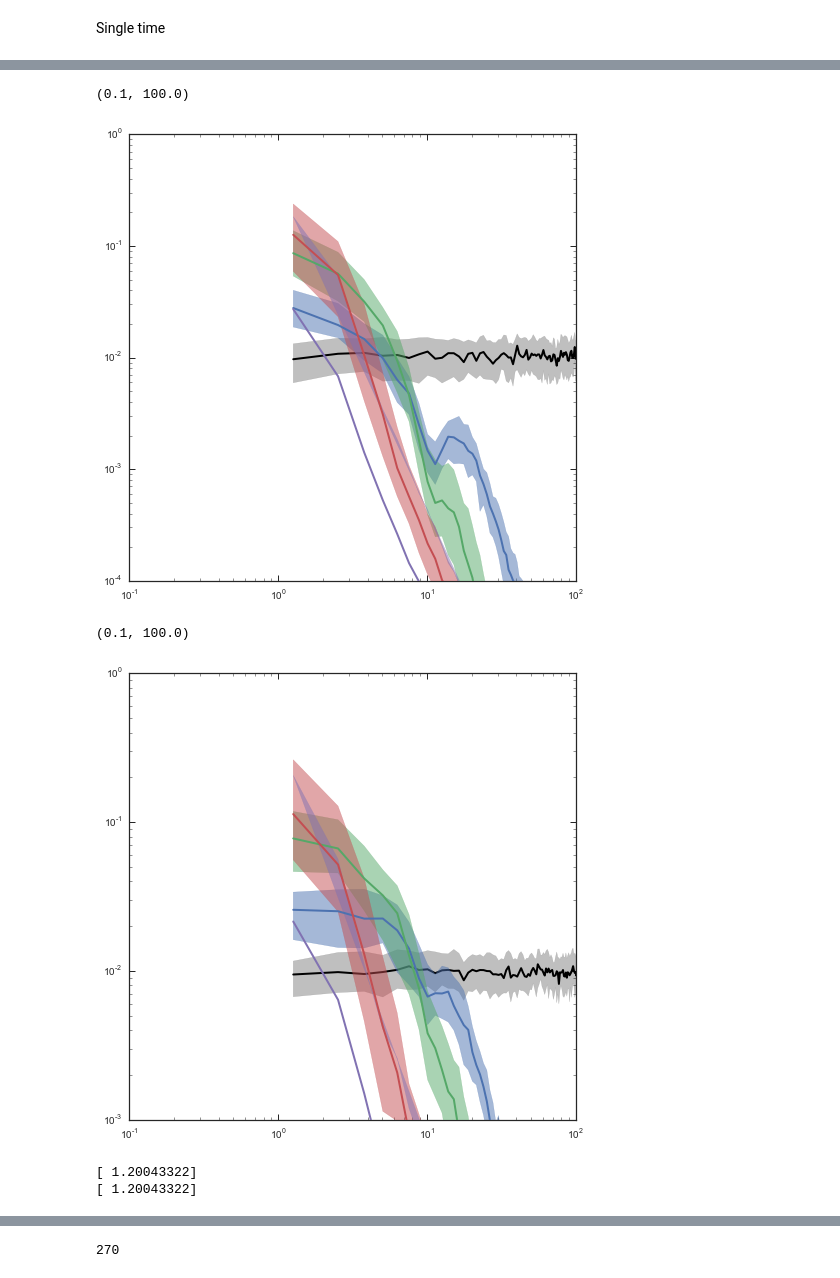
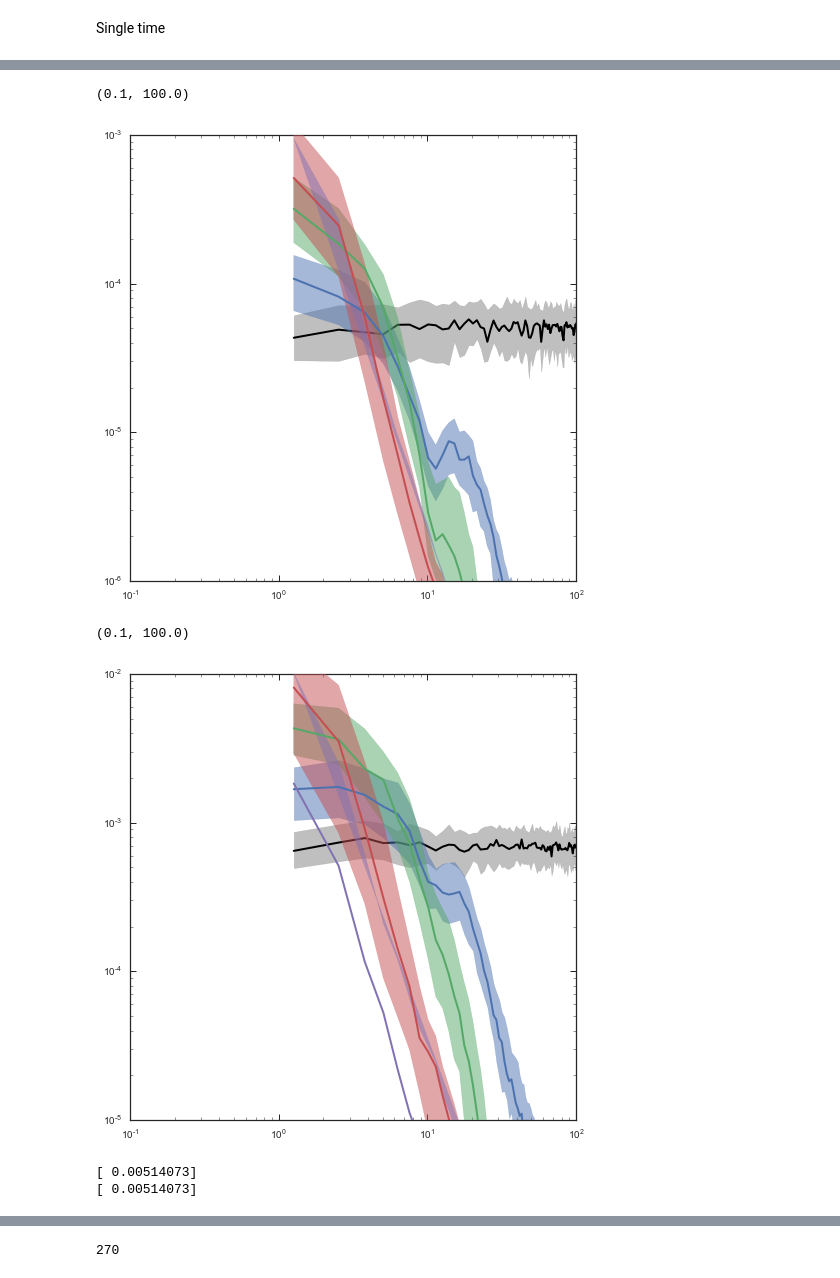
Before and after one commit to jobovy/streamgap-pepper, a Jupyter notebook: galpyGD1likePepper.ipynb, the cells around one changed output, grey strips where cells are left out. Cells and saved outputs as stored; diff of their text form; code cells hidden in the pictures.

```diff
--- a/galpyGD1likePepper.ipynb
+++ b/galpyGD1likePepper.ipynb
@@ -96,7 +96,7 @@ for kk,m in enumerate([10.**5.5,10.**6.5,10.**7.5,10.**8.5]):
                                                                     apars=apars)[1].real,
                                                      smooth_len)
         if kk == 0:
-            mock_mO= 0.1*numpy.random.normal(size=len(apars))
+            mock_mO= 0.0005*numpy.random.normal(size=len(apars))
             ppy_err[:,ii]= signal.csd(mock_mO,mock_mO,
                                       fs=1./(apars[1]-apars[0]),scaling='spectrum')[1].real
     loglog(px,numpy.sqrt(numpy.median(ppy,axis=1)),lw=2.,color=sns.color_palette()[kk],zorder=kk+6)
@@ -113,11 +113,11 @@ fill_between(px,numpy.sqrt(ppy_err[:,int(numpy.round(0.25*ntrials))]),
              numpy.sqrt(ppy_err[:,int(numpy.round(0.75*ntrials))]),
              color='0.5',zorder=0,
              alpha=0.5)
-ylim(0.0001,1.)
+ylim(0.000001,0.001)
 xlim(0.1,100.)
 # %% [output]
 (0.1, 100.0)
-[figure, old version]
+[figure, new version]
 # %%
 figsize(8,8)
 smooth_len= 0
@@ -135,36 +135,36 @@ for kk,m in enumerate([10.**5.5,10.**6.5,10.**7.5,10.**8.5]):
         # Simulate
         sdf_pepper.simulate(rate=dNencdm(m,Xrs=3.),
                             sample_GM=lambda: m/10.**10./bovy_conversion.mass_in_1010msol(V0,R0),
                             sample_rs=lambda x: rs(x*bovy_conversion.mass_in_1010msol(V0,R0)*10.**10.),
                             Xrs=3.)
         ppy[:,ii]= ndimage.filters.gaussian_filter1d(numpy.absolute(sdf_pepper.csd(d1='density',
                                                                     d2='meanOmega',
                                                                     apars=apars)[1]),
                                                      smooth_len)
         if kk == 0:
             mock_dens= 0.1*numpy.random.normal(size=len(apars))
-            mock_mO= 0.1*numpy.random.normal(size=len(apars))
+            mock_mO= 0.0005*numpy.random.normal(size=len(apars))
             ppy_err[:,ii]= numpy.absolute(signal.csd(mock_dens,mock_mO,
                                       fs=1./(apars[1]-apars[0]),scaling='spectrum')[1])
     loglog(px,numpy.sqrt(numpy.median(ppy,axis=1)),lw=2.,color=sns.color_palette()[kk],zorder=kk+6)
     ppy.sort(axis=1)
     fill_between(px,numpy.sqrt(ppy[:,int(numpy.round(0.25*ntrials))]),
                 numpy.sqrt(ppy[:,int(numpy.round(0.75*ntrials))]),
                 color=sns.color_palette()[kk],zorder=kk+2,
                 alpha=0.5)
     all_ppy.append(ppy)
 # Also plot error
 loglog(px,numpy.sqrt(numpy.median(ppy_err,axis=1)),lw=2.,color='k',zorder=1)
 ppy_err.sort(axis=1)
 fill_between(px,numpy.sqrt(ppy_err[:,int(numpy.round(0.25*ntrials))]),
              numpy.sqrt(ppy_err[:,int(numpy.round(0.75*ntrials))]),
              color='0.5',zorder=0,
              alpha=0.5)
-ylim(0.001,1.)
+ylim(0.00001,0.01)
 xlim(0.1,100.)
 # %% [output]
 (0.1, 100.0)
-[figure, old version]
+[figure, new version]
 # %%
 from galpy.potential import LogarithmicHaloPotential
 from galpy.actionAngle import actionAngleIsochroneApprox
@@ -176,13 +176,13 @@ obs= Orbit([1.56148083,0.35081535,-1.15481504,0.88719443,
 indx= 3
 print (aAI.actionsFreqs(obs.R(),obs.vR(),obs.vT()+1./gd1_util.V0,
                       obs.z(),obs.vz(),obs.phi())[indx]/\
-    aAI.actionsFreqs(obs.R(),obs.vR(),obs.vT(),obs.z(),obs.vz(),obs.phi())[indx]-1.)*numpy.linalg.norm(sdf_pepper._progenitor_Omega)/sdf_pepper._meandO
+    aAI.actionsFreqs(obs.R(),obs.vR(),obs.vT(),obs.z(),obs.vz(),obs.phi())[indx]-1.)
 print ((aAI.actionsFreqs(obs.R(),obs.vR(),obs.vT()+1./gd1_util.V0,
                       obs.z(),obs.vz(),obs.phi())[indx]\
-    -aAI.actionsFreqs(obs.R(),obs.vR(),obs.vT(),obs.z(),obs.vz(),obs.phi())[indx])/sdf_smooth._progenitor_Omega[indx-3])*numpy.linalg.norm(sdf_pepper._progenitor_Omega)/sdf_pepper._meandO
+    -aAI.actionsFreqs(obs.R(),obs.vR(),obs.vT(),obs.z(),obs.vz(),obs.phi())[indx])/sdf_smooth._progenitor_Omega[indx-3])
 # %% [output]
-[ 1.20043322]
-[ 1.20043322]
+[ 0.00514073]
+[ 0.00514073]
 # %%
 m=10.**5.5
 sdf_pepper.simulate(rate=dNencdm(m,Xrs=3.),
```
Also changed, not shown: parts of 11 cells of this notebook.
